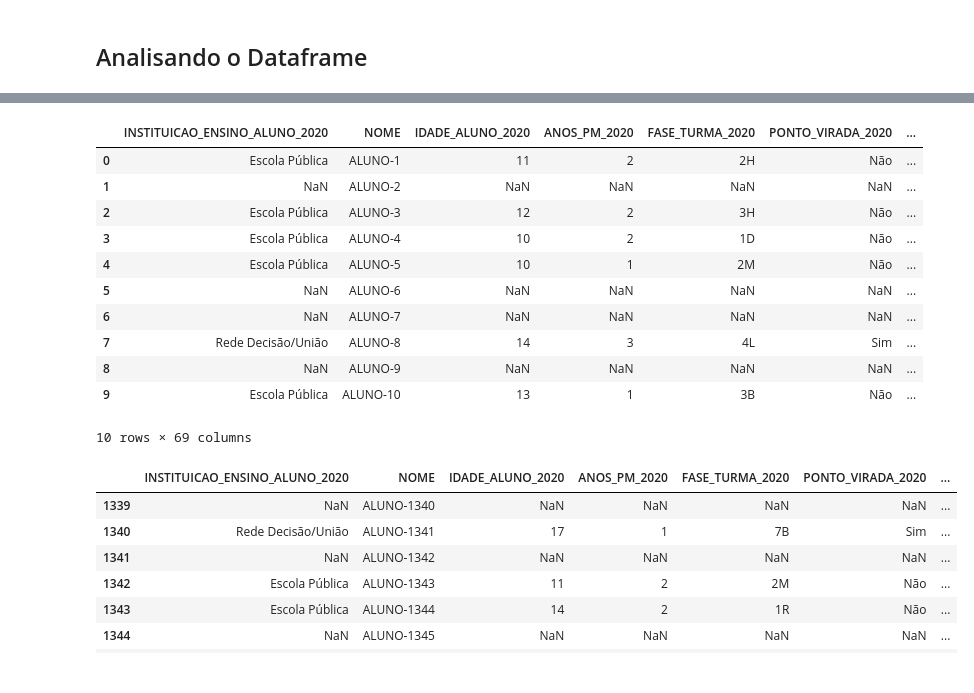
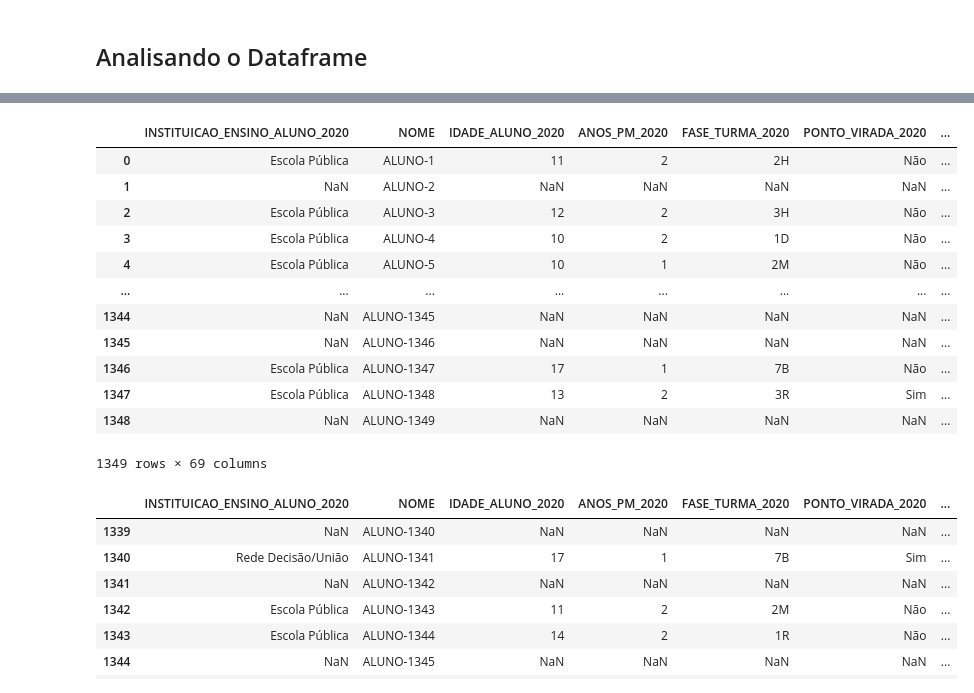
Before and after one commit to rbsouza/Datathon, a Jupyter notebook: Datathon.ipynb, the cells around one changed output, grey strips where cells are left out. Cells and saved outputs as stored; diff of their text form; code cells hidden in the pictures.

```diff
--- a/Datathon.ipynb
+++ b/Datathon.ipynb
@@ -65,20 +57,21 @@ Drive already mounted at /content/drive; to attempt to forcibly remount, call dr
 # %%
-df = pd.read_csv('/content/drive/MyDrive/datathon/data/PEDE_PASSOS_DATASET_FIAP.csv', sep = ';')
+df = pd.read_csv('/workspaces/Datathon/data/PEDE_PASSOS_DATASET_FIAP.csv', sep = ';')
 # %%
-df.head(10)
+df
 # %% [output]
 |  | INSTITUICAO_ENSINO_ALUNO_2020 | NOME | IDADE_ALUNO_2020 | ANOS_PM_2020 | FASE_TURMA_2020 | PONTO_VIRADA_2020 | ... |
 | 0 | Escola Pública | ALUNO-1 | 11 | 2 | 2H | Não | ... |
 | 1 | NaN | ALUNO-2 | NaN | NaN | NaN | NaN | ... |
 | 2 | Escola Pública | ALUNO-3 | 12 | 2 | 3H | Não | ... |
 | 3 | Escola Pública | ALUNO-4 | 10 | 2 | 1D | Não | ... |
 | 4 | Escola Pública | ALUNO-5 | 10 | 1 | 2M | Não | ... |
-| 5 | NaN | ALUNO-6 | NaN | NaN | NaN | NaN | ... |
-| 6 | NaN | ALUNO-7 | NaN | NaN | NaN | NaN | ... |
-| 7 | Rede Decisão/União | ALUNO-8 | 14 | 3 | 4L | Sim | ... |
-| 8 | NaN | ALUNO-9 | NaN | NaN | NaN | NaN | ... |
-| 9 | Escola Pública | ALUNO-10 | 13 | 1 | 3B | Não | ... |
+| ... | ... | ... | ... | ... | ... | ... | ... |
+| 1344 | NaN | ALUNO-1345 | NaN | NaN | NaN | NaN | ... |
+| 1345 | NaN | ALUNO-1346 | NaN | NaN | NaN | NaN | ... |
+| 1346 | Escola Pública | ALUNO-1347 | 17 | 1 | 7B | Não | ... |
+| 1347 | Escola Pública | ALUNO-1348 | 13 | 2 | 3R | Sim | ... |
+| 1348 | NaN | ALUNO-1349 | NaN | NaN | NaN | NaN | ... |
-10 rows × 69 columns
+1349 rows × 69 columns
 # %%
 df.tail(10)
 # %% [output]
```
Also changed, not shown: parts of 7 cells of this notebook, 4 other files.
